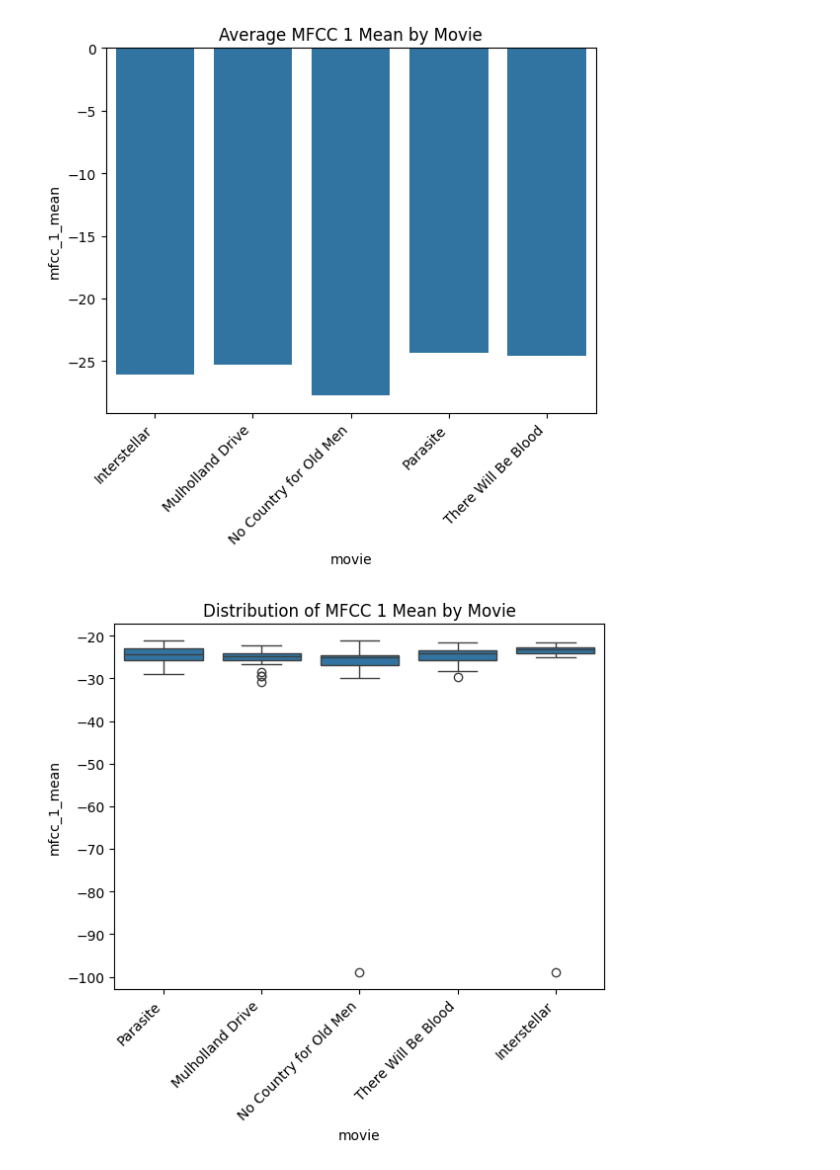
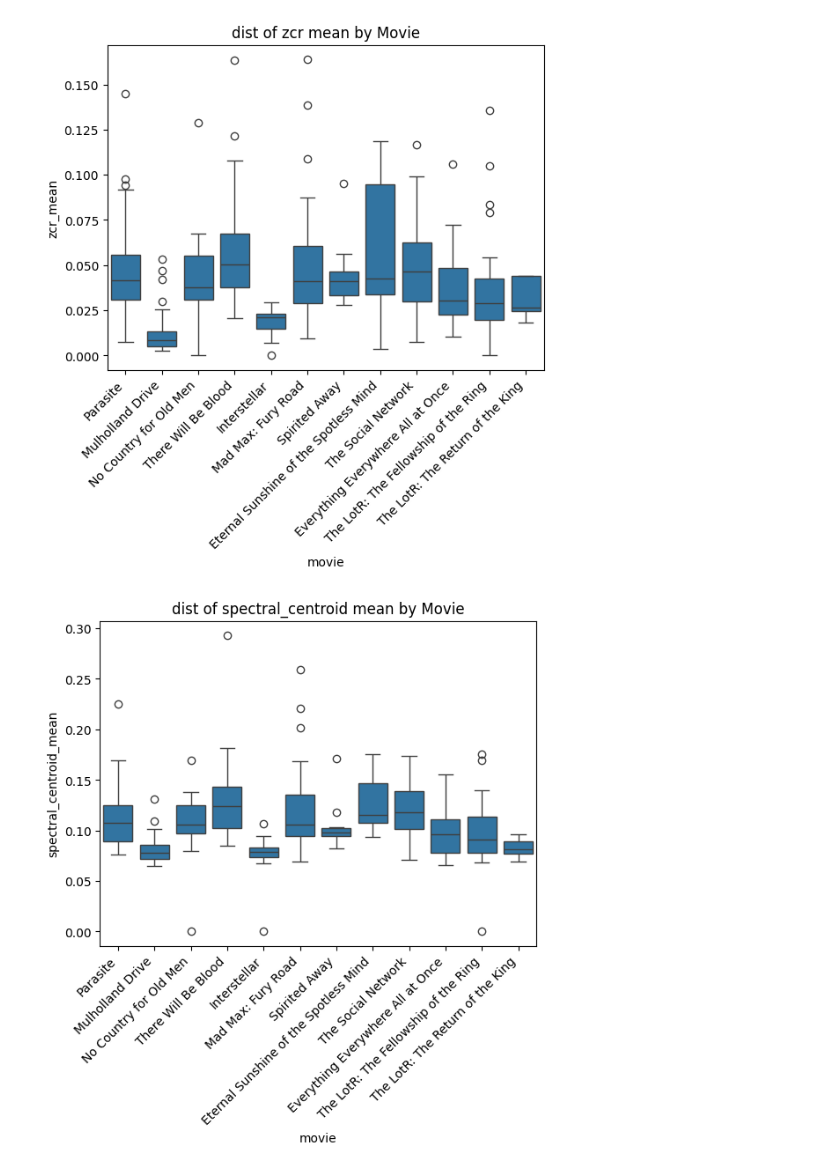
Before and after one commit to chuik633/MovieSentiments, a Jupyter notebook: exploration/audioExplore.ipynb, the cells around one changed output. Cells and saved outputs as stored; diff of their text form; code cells hidden in the pictures.

```diff
--- a/exploration/audioExplore.ipynb
+++ b/exploration/audioExplore.ipynb
@@ -65,15 +67,17 @@ plot_multifeature('chroma', 'Interstellar')
 # %%
 import seaborn as sns
 import matplotlib.pyplot as plt
 summary = df.groupby("movie").mean(numeric_only=True).reset_index()
 def compare_feature(feature):
     sns.boxplot(data=df, x="movie", y=feature+"_mean")
     plt.xticks(rotation=45, ha="right")
-    plt.title("dist of {feature}} mean by Movie")
+    plt.title(f"dist of {feature} mean by Movie")
     plt.show()
+compare_feature('zcr')
+compare_feature('spectral_centroid')
 # %% [output]
-[figure, old version]
+[figure, new version]
-[figure, old version]
+[figure, new version]
 # %%
 from sklearn.decomposition import PCA
 
```
Also changed, not shown: parts of 5 cells of this notebook.
